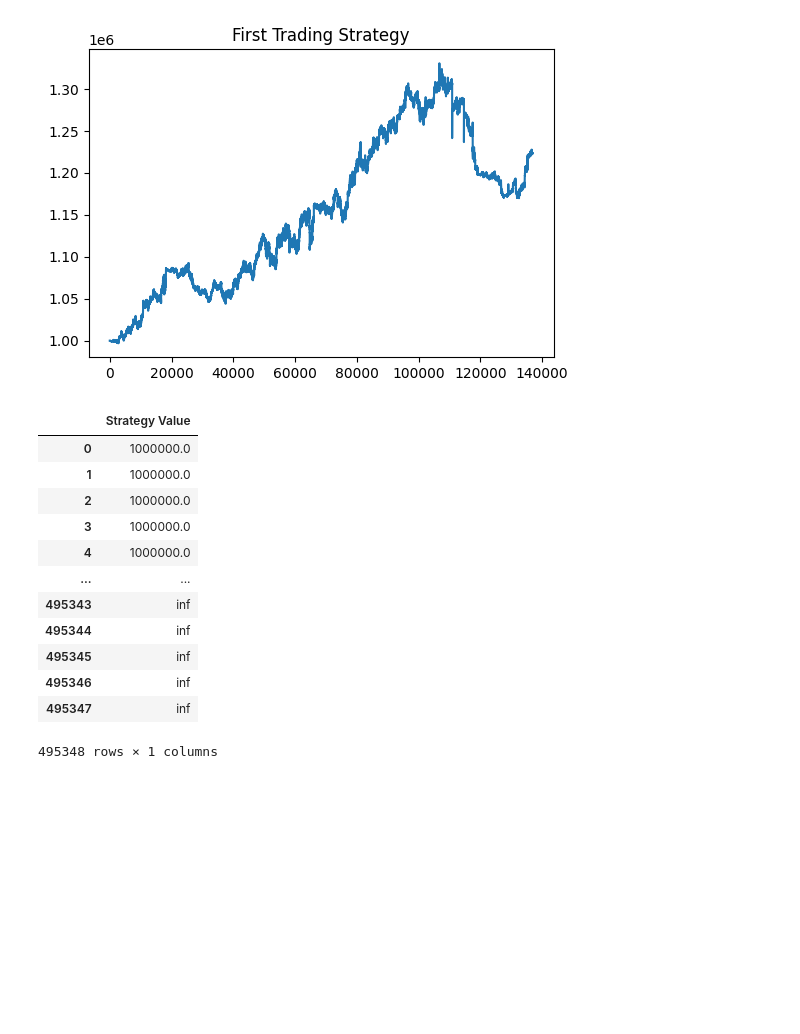
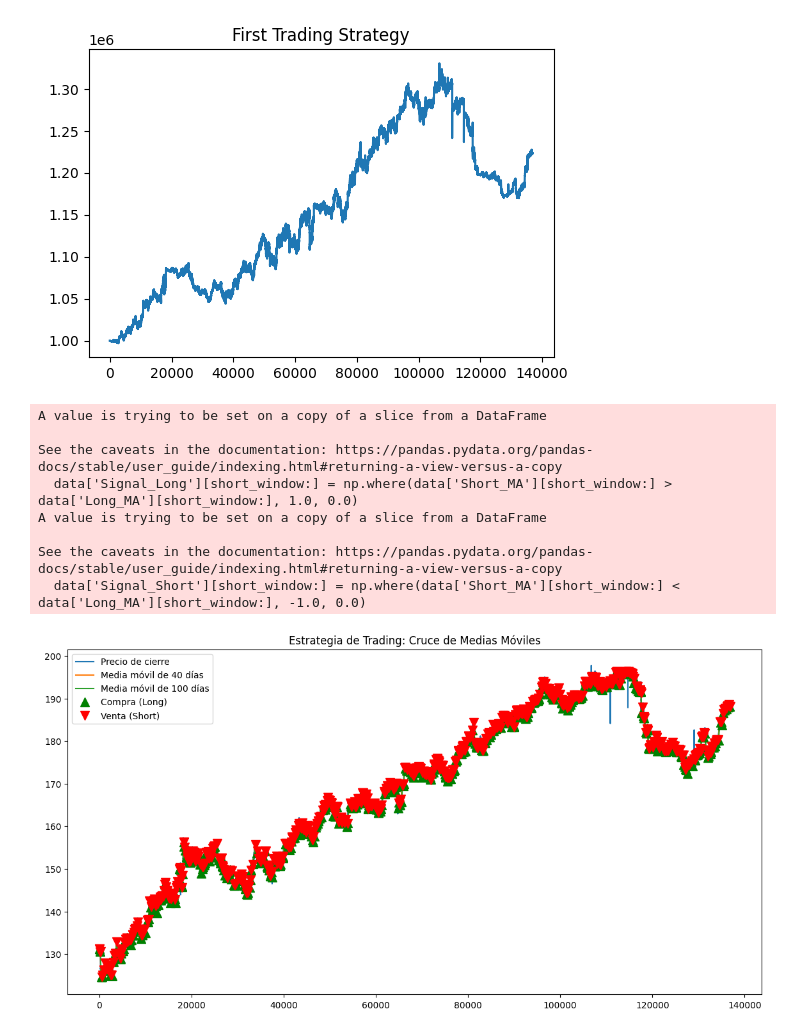
Before and after one commit to VZPablo/MyST_analisis_tecnico, a Jupyter notebook: Technical Analysis.ipynb, the cells around one changed output. Cells and saved outputs as stored; diff of their text form; code cells hidden in the pictures; blank space fills up the shorter version.

```diff
--- a/Technical Analysis.ipynb
+++ b/Technical Analysis.ipynb
@@ -194,19 +435,59 @@ plt.show
 # %% [output]
 <function matplotlib.pyplot.show(close=None, block=None)>
 [figure]
-# %%
-strategy_value_df
-# %% [output]
-|  | Strategy Value |
-| 0 | 1000000.0 |
-| 1 | 1000000.0 |
-| 2 | 1000000.0 |
-| 3 | 1000000.0 |
-| 4 | 1000000.0 |
-| ... | ... |
-| 495343 | inf |
-| 495344 | inf |
-| 495345 | inf |
-| 495346 | inf |
-| 495347 | inf |
-495348 rows × 1 columns
+# %%
+import pandas as pd
+import matplotlib.pyplot as plt
+
+# Asumiendo que 'data' es un DataFrame de Pandas con una columna 'Close' que representa el precio de cierre
+
+# Calcular las medias móviles
+short_window = 40
+long_window = 100
+
+data['Short_MA'] = data['Close'].rolling(window=short_window, min_periods=1).mean()
+data['Long_MA'] = data['Close'].rolling(window=long_window, min_periods=1).mean()
+
+# Señales para la estrategia Long
+data['Signal_Long'] = 0.0
+data['Signal_Long'][short_window:] = np.where(data['Short_MA'][short_window:] > data['Long_MA'][short_window:], 1.0, 0.0)
+data['Positions_Long'] = data['Signal_Long'].diff()
+
+# Señales para la estrategia Short
+data['Signal_Short'] = 0.0
+data['Signal_Short'][short_window:] = np.where(data['Short_MA'][short_window:] < data['Long_MA'][short_window:], -1.0, 0.0)
+data['Positions_Short'] = data['Signal_Short'].diff()
+
+# Plotting
+plt.figure(figsize=(14,7))
+
+# Plotting the prices
+plt.plot(data['Close'], label='Precio de cierre')
+
+# Plotting the short and long moving averages
+plt.plot(data['Short_MA'], label=f'Media móvil de {short_window} días')
+plt.plot(data['Long_MA'], label=f'Media móvil de {long_window} días')
+
+# Plotting the buy signals
+plt.plot(data[data['Positions_Long'] == 1].index,
+         data['Short_MA'][data['Positions_Long'] == 1],
+         '^', markersize=10, color='g', lw=0, label='Compra (Long)')
+
+# Plotting the sell signals
+plt.plot(data[data['Positions_Short'] == -1].index,
+         data['Short_MA'][data['Positions_Short'] == -1],
+         'v', markersize=10, color='r', lw=0, label='Venta (Short)')
+
+plt.title('Estrategia de Trading: Cruce de Medias Móviles')
+plt.legend()
+plt.show()
+# %% [output]
+A value is trying to be set on a copy of a slice from a DataFrame
+
+See the caveats in the documentation: https://pandas.pydata.org/pandas-docs/stable/user_guide/indexing.html#returning-a-view-versus-a-copy
+  data['Signal_Long'][short_window:] = np.where(data['Short_MA'][short_window:] > data['Long_MA'][short_window:], 1.0, 0.0)
+A value is trying to be set on a copy of a slice from a DataFrame
+
+See the caveats in the documentation: https://pandas.pydata.org/pandas-docs/stable/user_guide/indexing.html#returning-a-view-versus-a-copy
+  data['Signal_Short'][short_window:] = np.where(data['Short_MA'][short_window:] < data['Long_MA'][short_window:], -1.0, 0.0)
+[figure, added]
```
Also changed, not shown: parts of 8 cells of this notebook.
